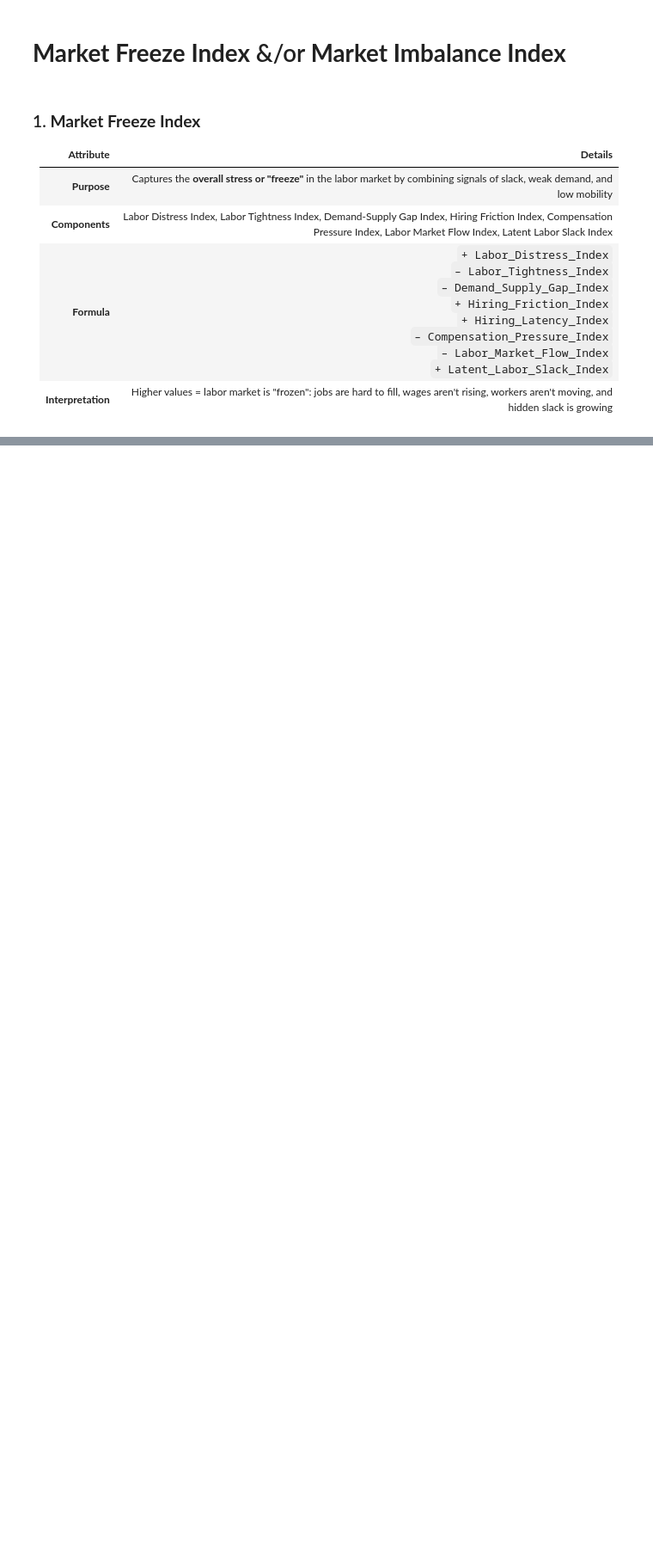
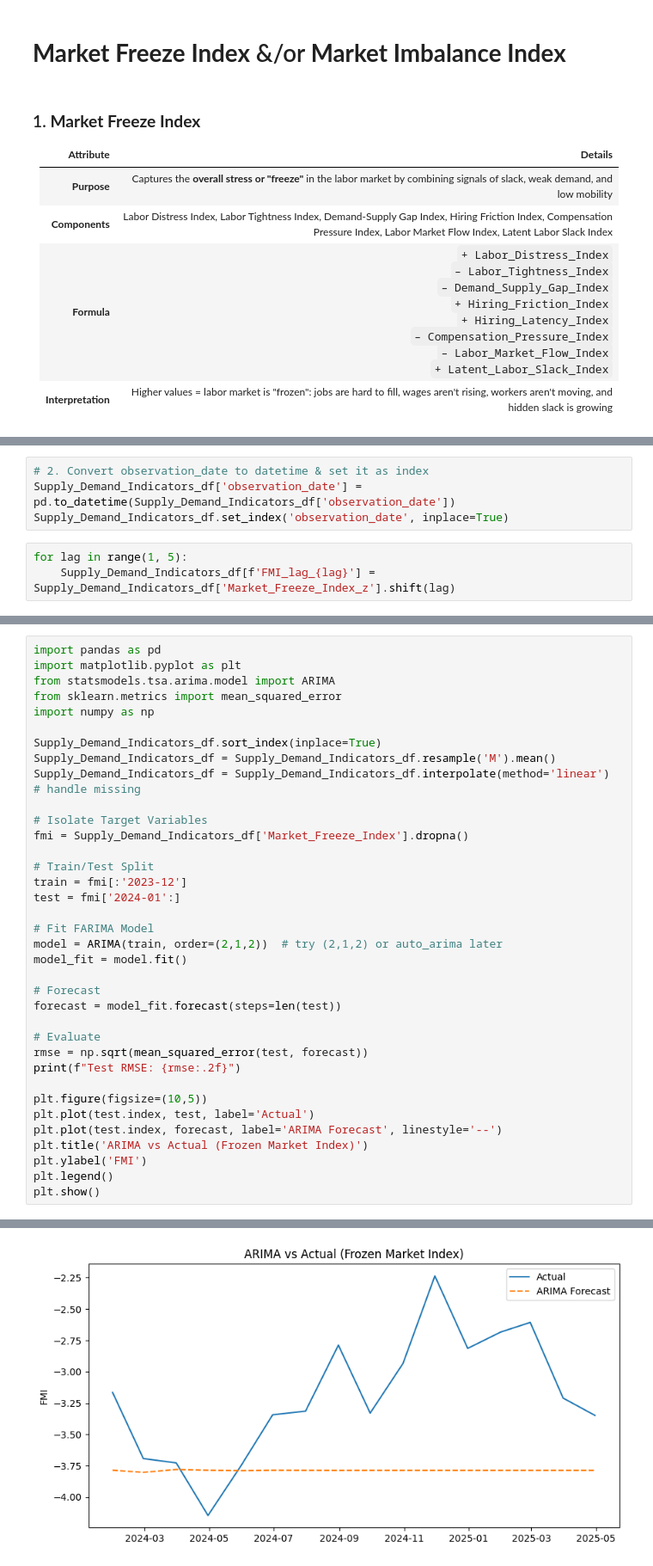
Before and after one commit to Makster04/Labor_Market_Index, a Jupyter notebook: Demand_vs_Supply.ipynb, the cells around one changed output, grey strips where cells are left out. Shown at 86% size. Cells and saved outputs as stored; diff of their text form; blank space fills up the shorter version.

```diff
--- a/Demand_vs_Supply.ipynb
+++ b/Demand_vs_Supply.ipynb
@@ -887,0 +752,7 @@ Let me know if you’d like to annotate these trends directly on the visuals or
+# %%
+# 2. Convert observation_date to datetime & set it as index
+Supply_Demand_Indicators_df['observation_date'] = pd.to_datetime(Supply_Demand_Indicators_df['observation_date'])
+Supply_Demand_Indicators_df.set_index('observation_date', inplace=True)
+# %%
+for lag in range(1, 5):
+    Supply_Demand_Indicators_df[f'FMI_lag_{lag}'] = Supply_Demand_Indicators_df['Market_Freeze_Index_z'].shift(lag)
@@ -887,0 +761,37 @@ Let me know if you’d like to annotate these trends directly on the visuals or
+# %%
+import pandas as pd
+import matplotlib.pyplot as plt
+from statsmodels.tsa.arima.model import ARIMA
+from sklearn.metrics import mean_squared_error
+import numpy as np
+
+Supply_Demand_Indicators_df.sort_index(inplace=True)
+Supply_Demand_Indicators_df = Supply_Demand_Indicators_df.resample('M').mean()
+Supply_Demand_Indicators_df = Supply_Demand_Indicators_df.interpolate(method='linear')  # handle missing
+
+# Isolate Target Variables
+fmi = Supply_Demand_Indicators_df['Market_Freeze_Index'].dropna()
+
+# Train/Test Split
+train = fmi[:'2023-12']
+test = fmi['2024-01':]
+
+# Fit FARIMA Model
+model = ARIMA(train, order=(2,1,2))  # try (2,1,2) or auto_arima later
+model_fit = model.fit()
+
+# Forecast
+forecast = model_fit.forecast(steps=len(test))
+
+# Evaluate
+rmse = np.sqrt(mean_squared_error(test, forecast))
+print(f"Test RMSE: {rmse:.2f}")
+
+plt.figure(figsize=(10,5))
+plt.plot(test.index, test, label='Actual')
+plt.plot(test.index, forecast, label='ARIMA Forecast', linestyle='--')
+plt.title('ARIMA vs Actual (Frozen Market Index)')
+plt.ylabel('FMI')
+plt.legend()
+plt.show()
+# %% [output]
@@ -887,0 +799 @@ Let me know if you’d like to annotate these trends directly on the visuals or
+[figure, added]
```
Also changed, not shown: parts of 47 cells of this notebook, 9 other files.
